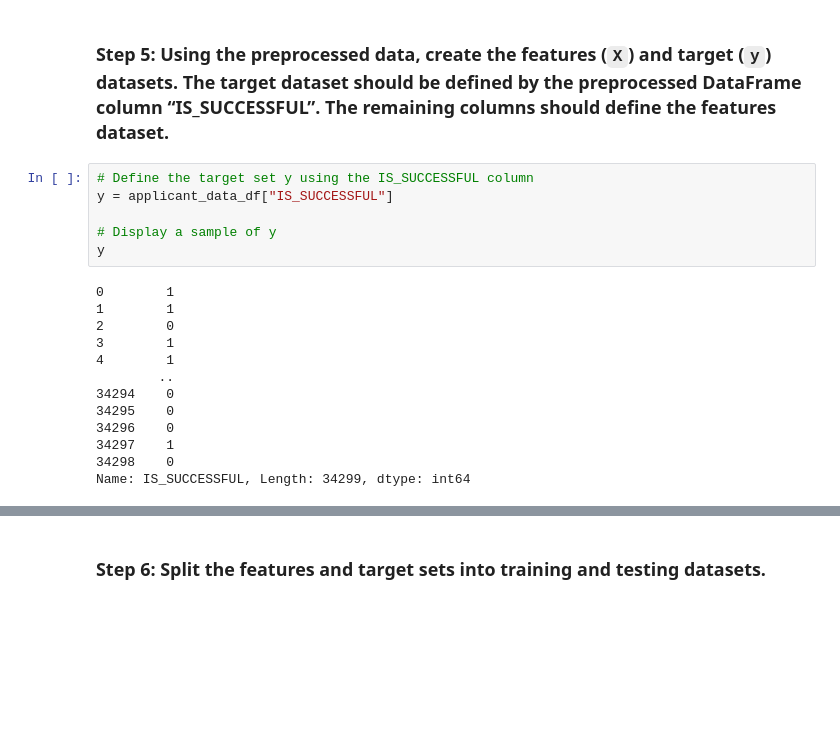
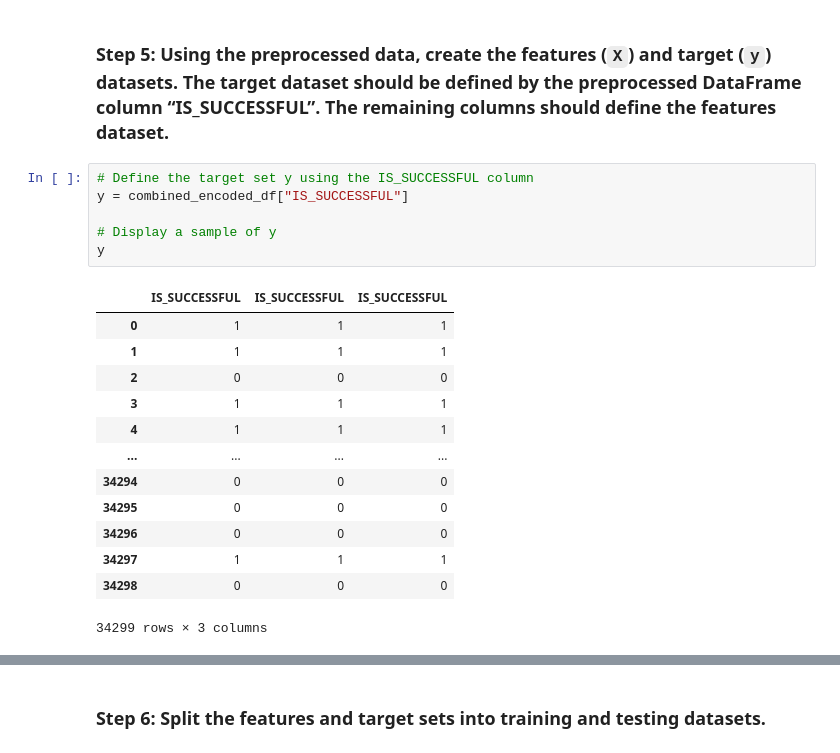
Before and after one commit to ZacharyWilkinson/Module_13_Challenge, a Jupyter notebook: Starter_Code (7)/Starter_Code/Colab_venture_funding_with_deep_learning.ipynb, the cells around one changed output, grey strips where cells are left out. Cells and saved outputs as stored; diff of their text form; blank space fills up the shorter version.

```diff
--- a/Starter_Code (7)/Starter_Code/Colab_venture_funding_with_deep_learning.ipynb
+++ b/Starter_Code (7)/Starter_Code/Colab_venture_funding_with_deep_learning.ipynb
@@ -230,22 +230,23 @@ encoded_df
 ### Step 5: Using the preprocessed data, create the features (`X`) and target (`y`) datasets. The target dataset should be defined by the preprocessed DataFrame column “IS_SUCCESSFUL”. The remaining columns should define the features dataset.
 # %%
 # Define the target set y using the IS_SUCCESSFUL column
-y = applicant_data_df["IS_SUCCESSFUL"]
+y = combined_encoded_df["IS_SUCCESSFUL"]
 
 # Display a sample of y
 y
 # %% [output]
+|  | IS_SUCCESSFUL | IS_SUCCESSFUL | IS_SUCCESSFUL |
+| 0 | 1 | 1 | 1 |
+| 1 | 1 | 1 | 1 |
+| 2 | 0 | 0 | 0 |
+| 3 | 1 | 1 | 1 |
+| 4 | 1 | 1 | 1 |
+| ... | ... | ... | ... |
+| 34294 | 0 | 0 | 0 |
+| 34295 | 0 | 0 | 0 |
+| 34296 | 0 | 0 | 0 |
+| 34297 | 1 | 1 | 1 |
+| 34298 | 0 | 0 | 0 |
-0        1
-1        1
-2        0
-3        1
-4        1
-        ..
-34294    0
-34295    0
-34296    0
-34297    1
-34298    0
-Name: IS_SUCCESSFUL, Length: 34299, dtype: int64
+34299 rows × 3 columns
 # %%
 # Define features set X by selecting all columns but IS_SUCCESSFUL
```
Also changed, not shown: parts of 3 cells of this notebook.
